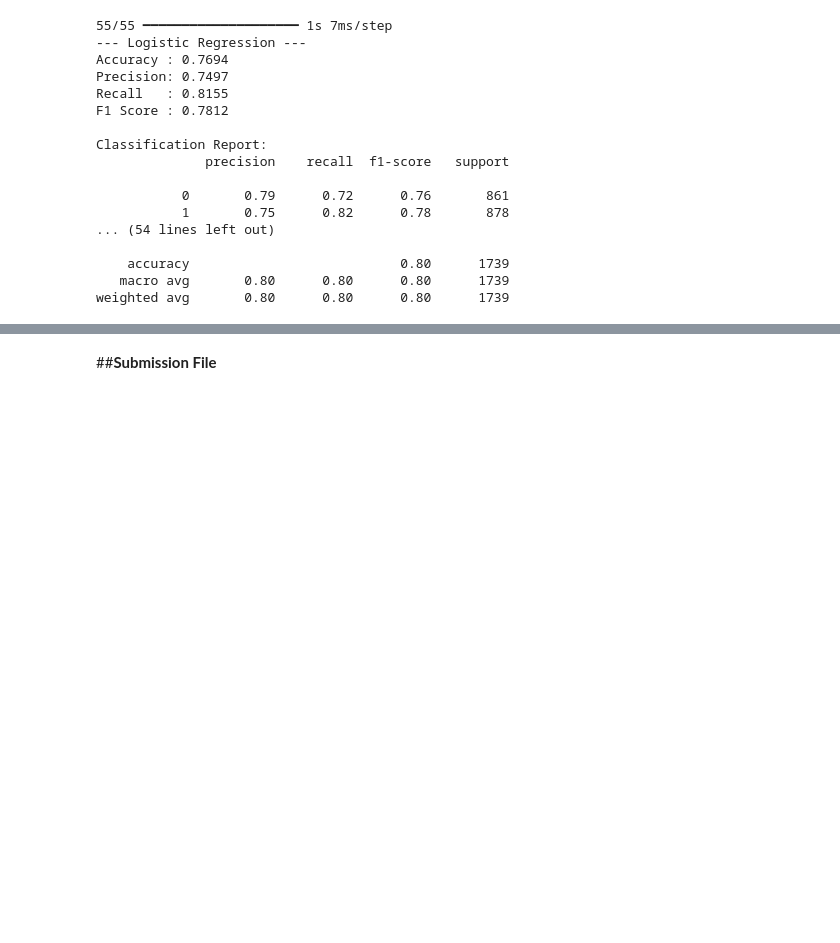
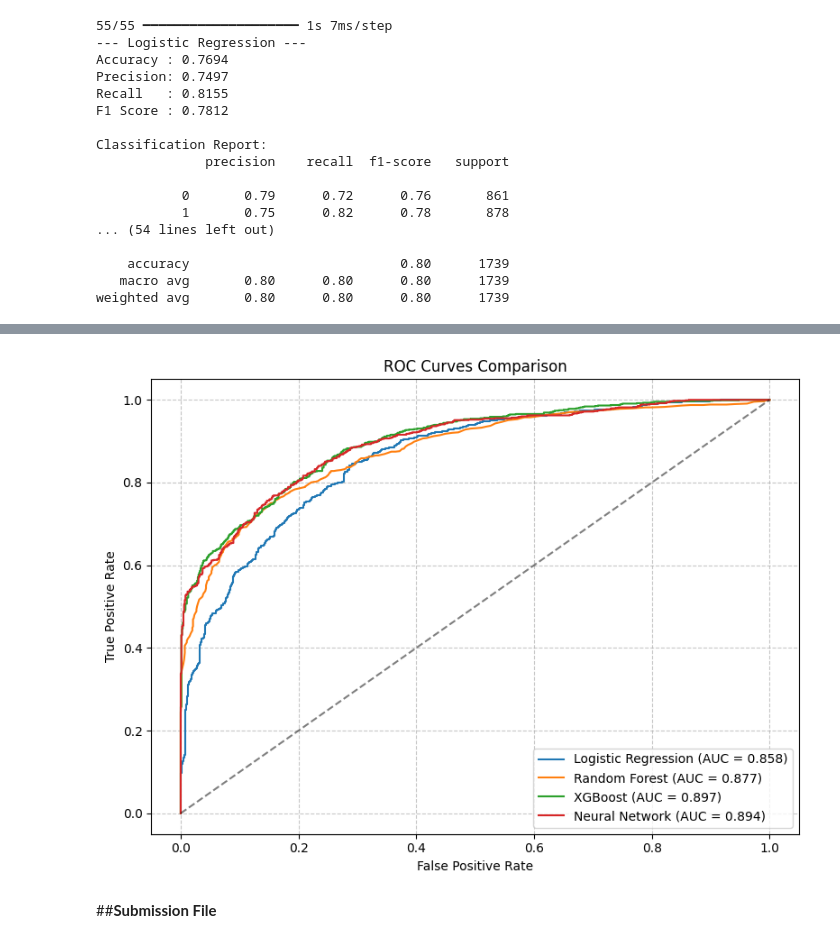
Before and after one commit to KaggleChallenge-Group9/Spaceship-Titanic-Challenge, a Jupyter notebook: Spaceship_Titanic_Challenge_Group_9.ipynb, the cells around one changed output, grey strips where cells are left out. Drawn from its saved outputs; the diff is of its cells as text; code cells hidden in the pictures; blank space fills up the shorter version.

```diff
--- a/Spaceship_Titanic_Challenge_Group_9.ipynb
+++ b/Spaceship_Titanic_Challenge_Group_9.ipynb
@@ -988,3 +1035,39 @@ weighted avg       0.80      0.80      0.80      1739
+# %%
+from sklearn.metrics import roc_auc_score
+
+plt.figure(figsize=(8, 6))
+
+# Logistic Regression
+lr_probs = lr.predict_proba(X_val)[:,1]
+fpr_lr, tpr_lr, _ = roc_curve(y_val, lr_probs)
+plt.plot(fpr_lr, tpr_lr, label=f"Logistic Regression (AUC = {roc_auc_score(y_val, lr_probs):.3f})")
+
+# Random Forest
+rf_probs = rf.predict_proba(X_val)[:,1]
+fpr_rf, tpr_rf, _ = roc_curve(y_val, rf_probs)
+plt.plot(fpr_rf, tpr_rf, label=f"Random Forest (AUC = {roc_auc_score(y_val, rf_probs):.3f})")
+
+# XGBoost
+xgb_probs = best_xgb.predict_proba(X_val)[:,1]
+fpr_xgb, tpr_xgb, _ = roc_curve(y_val, xgb_probs)
+plt.plot(fpr_xgb, tpr_xgb, label=f"XGBoost (AUC = {roc_auc_score(y_val, xgb_probs):.3f})")
+
+# Neural Network
+nn_probs = nn_pred_probs  # Already predicted probs
+fpr_nn, tpr_nn, _ = roc_curve(y_val, nn_probs)
+plt.plot(fpr_nn, tpr_nn, label=f"Neural Network (AUC = {roc_auc_score(y_val, nn_probs):.3f})")
+
+# Plot formatting
+plt.plot([0, 1], [0, 1], 'k--', alpha=0.5)
+plt.xlabel('False Positive Rate')
+plt.ylabel('True Positive Rate')
+plt.title('ROC Curves Comparison')
+plt.legend(loc='lower right')
+plt.grid(True, linestyle='--', alpha=0.7)
+plt.tight_layout()
+plt.show()
+# %% [output]
+[figure, added]
 # %% [markdown]
 ##**Submission File**
 # %%
```
Also changed, not shown: parts of 1 cell of this notebook.
